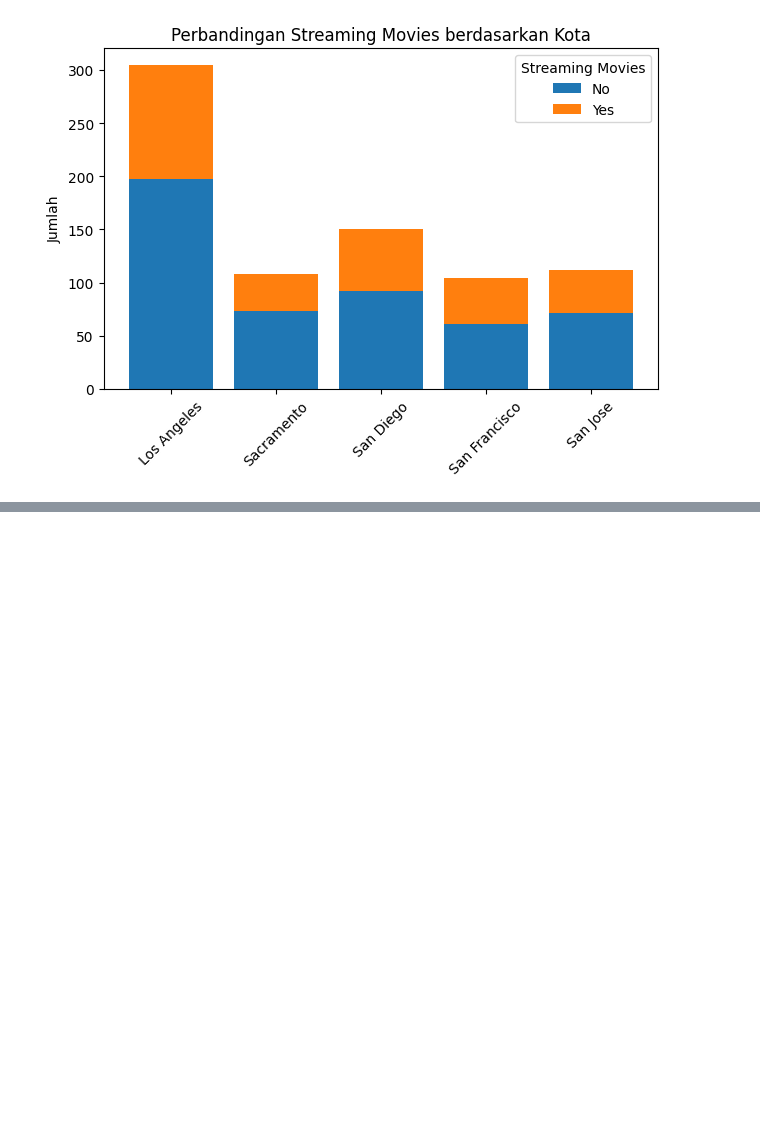
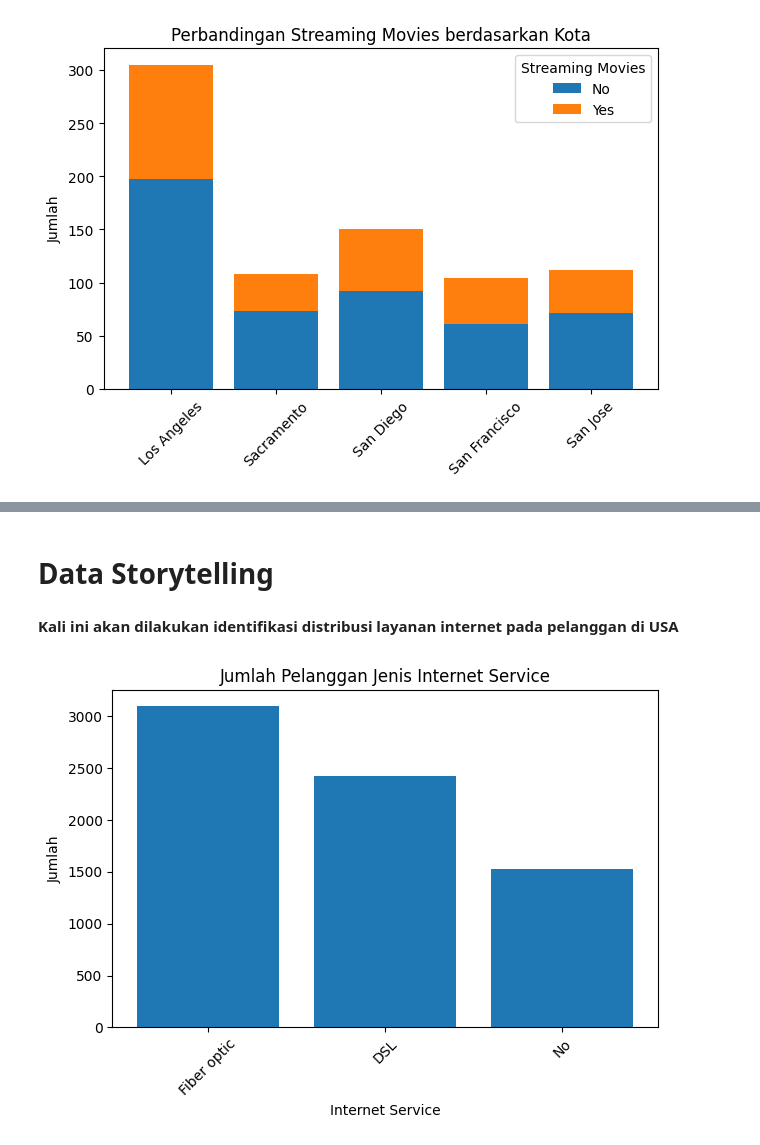
Before and after one commit to Herdvair/Tasks, a Jupyter notebook: Data_Visualization.ipynb, the cells around one changed output, grey strips where cells are left out. Drawn from its saved outputs; the diff is of its cells as text; code cells hidden in the pictures; blank space fills up the shorter version.

```diff
--- a/Data_Visualization.ipynb
+++ b/Data_Visualization.ipynb
@@ -341,0 +351,17 @@ plt.show()
+# %% [markdown]
+# Data Storytelling
+# %% [markdown]
+**Kali ini akan dilakukan identifikasi distribusi layanan internet pada pelanggan di USA**
+# %%
+internet_counts = df_telco['Internet Service'].value_counts()
+
+# Plot bar chart
+plt.bar(internet_counts.index, internet_counts.values)
+plt.title('Jumlah Pelanggan Jenis Internet Service')
+plt.xlabel('Internet Service')
+plt.ylabel('Jumlah')
+plt.xticks(rotation=45)
+plt.tight_layout()
+plt.show()
+# %% [output]
+[figure, added]
```
Also changed, not shown: parts of 17 cells of this notebook.
